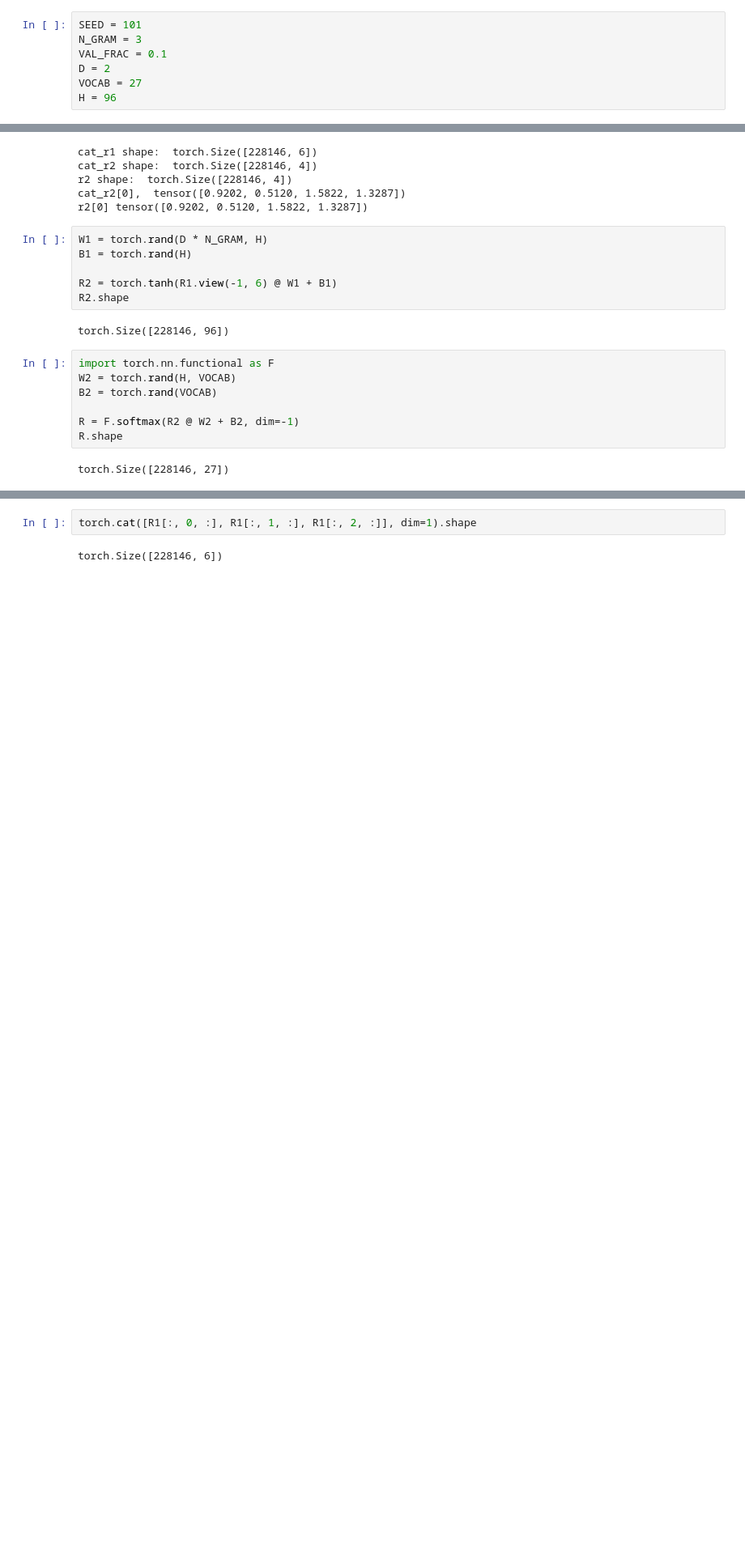
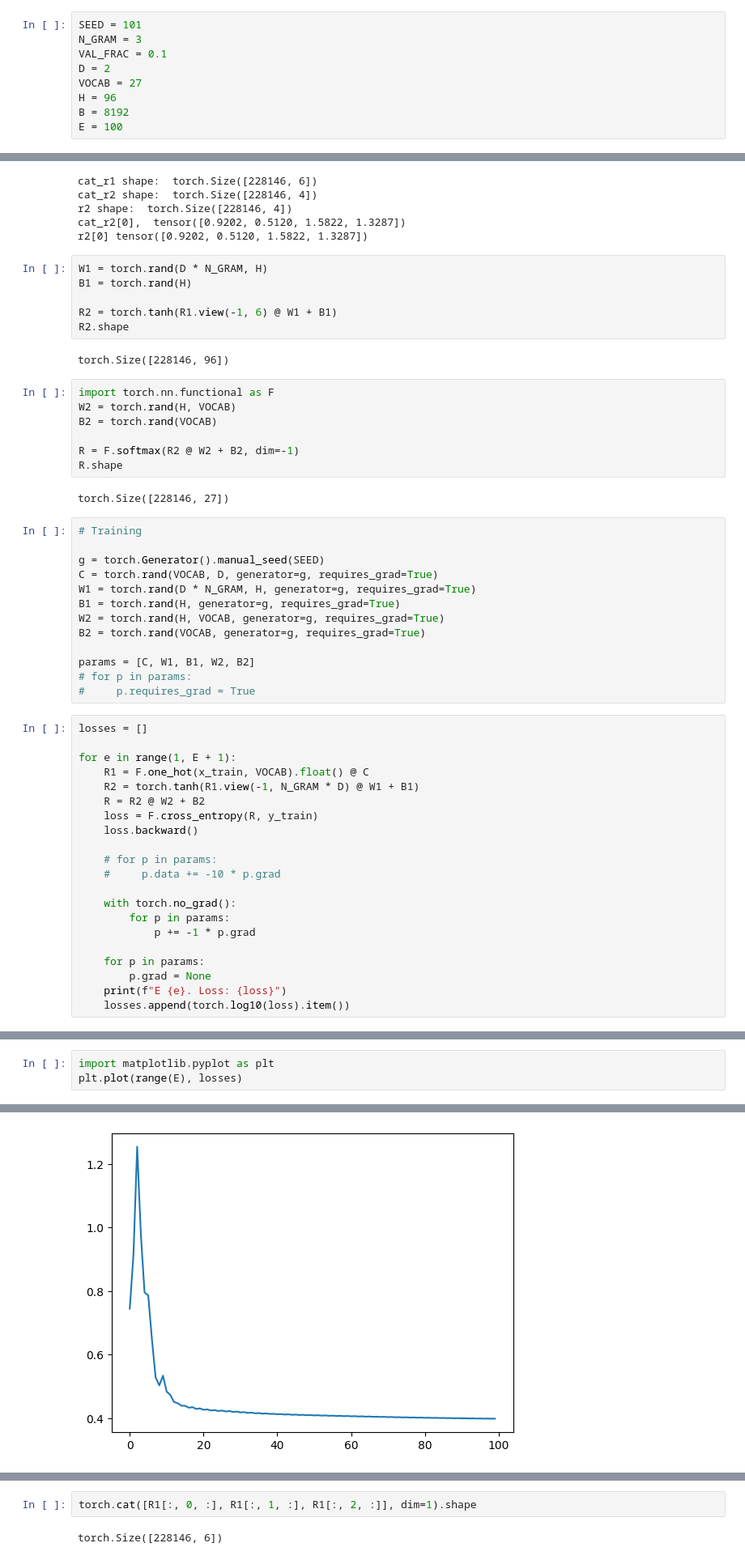
Before and after one commit to GlaIZier/makemore, a Jupyter notebook: nn-zero-to-hero-l3-makemore-p2-mlp.ipynb, the cells around one changed output, grey strips where cells are left out. Shown at 81% size. Cells and saved outputs as stored; diff of their text form; blank space fills up the shorter version.

```diff
--- a/nn-zero-to-hero-l3-makemore-p2-mlp.ipynb
+++ b/nn-zero-to-hero-l3-makemore-p2-mlp.ipynb
@@ -5,6 +5,8 @@ VAL_FRAC = 0.1
 D = 2
 VOCAB = 27
 H = 96
+B = 8192
+E = 100
 # %%
 import torch
 
@@ -98,3 +100,37 @@ R = F.softmax(R2 @ W2 + B2, dim=-1)
 R.shape
 # %% [output]
 torch.Size([228146, 27])
+# %%
+# Training
+
+g = torch.Generator().manual_seed(SEED)
+C = torch.rand(VOCAB, D, generator=g, requires_grad=True)
+W1 = torch.rand(D * N_GRAM, H, generator=g, requires_grad=True)
+B1 = torch.rand(H, generator=g, requires_grad=True)
+W2 = torch.rand(H, VOCAB, generator=g, requires_grad=True)
+B2 = torch.rand(VOCAB, generator=g, requires_grad=True)
+
+params = [C, W1, B1, W2, B2]
+# for p in params:
+#     p.requires_grad = True
+# %%
+losses = []
+
+for e in range(1, E + 1):
+    R1 = F.one_hot(x_train, VOCAB).float() @ C
+    R2 = torch.tanh(R1.view(-1, N_GRAM * D) @ W1 + B1)
+    R = R2 @ W2 + B2
+    loss = F.cross_entropy(R, y_train)
+    loss.backward()
+
+    # for p in params:
+    #     p.data += -10 * p.grad
+
+    with torch.no_grad():
+        for p in params:
+            p += -1 * p.grad
+
+    for p in params:
+        p.grad = None
+    print(f"E {e}. Loss: {loss}")
+    losses.append(torch.log10(loss).item())
@@ -100,0 +155,4 @@ torch.Size([228146, 27])
+# %%
+import matplotlib.pyplot as plt
+plt.plot(range(E), losses)
+# %% [output]
@@ -100,0 +160 @@ torch.Size([228146, 27])
+[figure, added]
```
Also changed, not shown: parts of 10 cells of this notebook.
